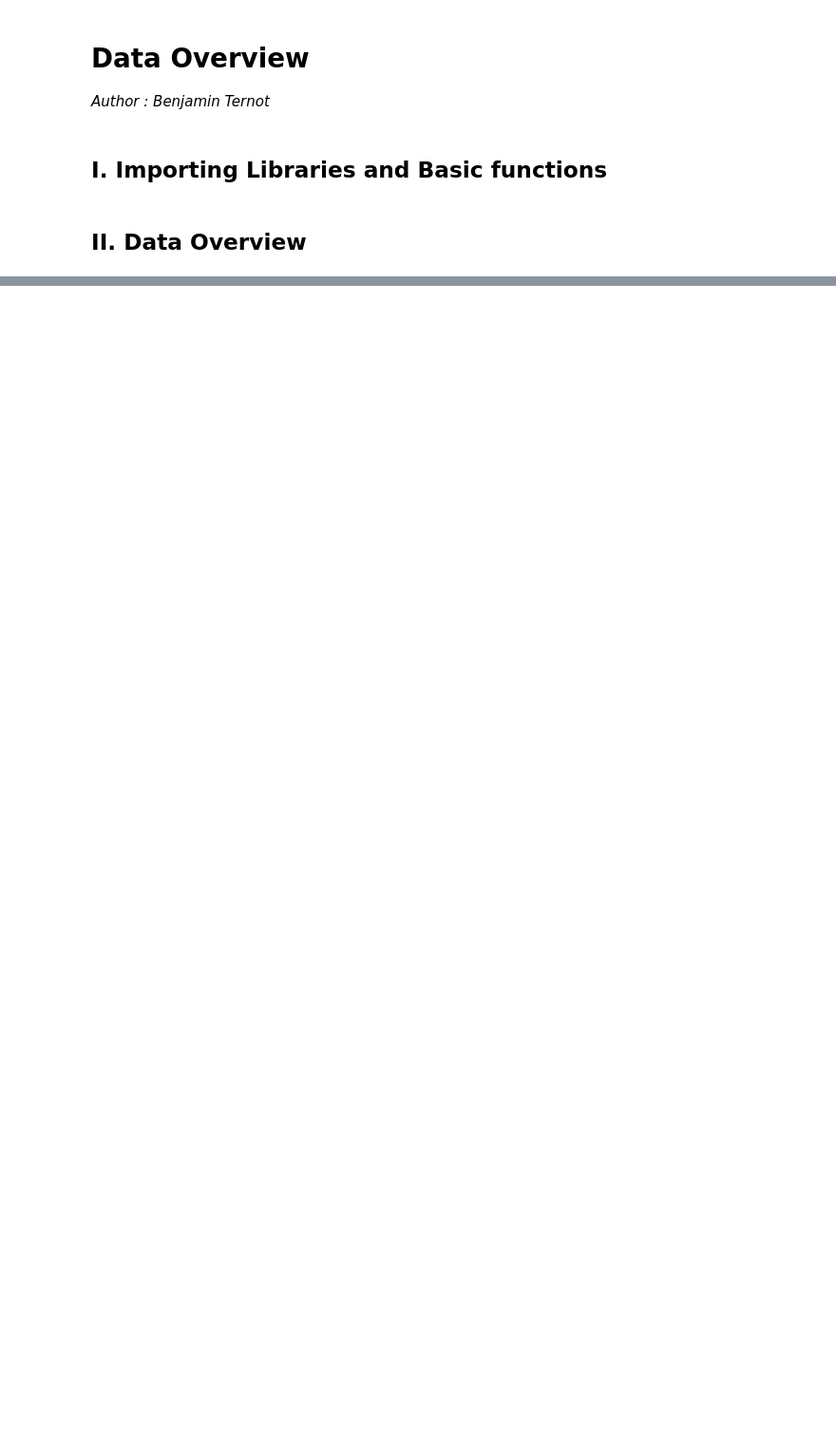
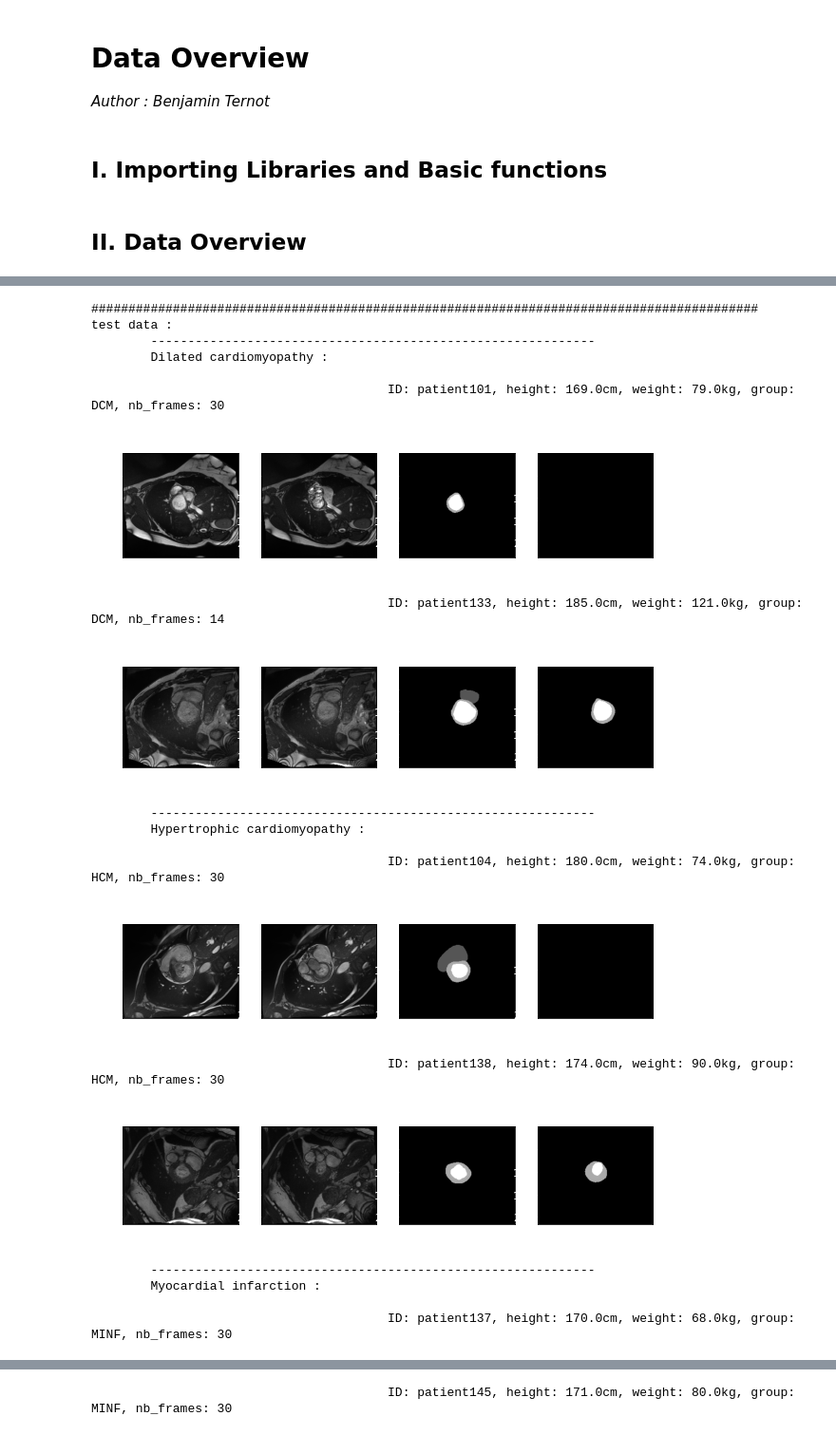
Before and after one commit to Benjit75/PRIM-AI-Diffusion-Models-for-Cardiac-Images, a Jupyter notebook: data_overview.ipynb, the cells around one changed output, grey strips where cells are left out. Shown at 95% size. Drawn from its saved outputs; the diff is of its cells as text; code cells hidden in the pictures; blank space fills up the shorter version.

Commit message:
Loader and display classes for the dataset

```diff
--- a/data_overview.ipynb
+++ b/data_overview.ipynb
@@ -236,0 +207,25 @@ Group: Myocardial infarction
+# %%
+# Define the root data folder
+root_data_folder = "./database"
+
+# Create a DataLoader instance
+data_loader = DataLoader(root_data_folder)
+
+# Define the sub path to the folders containing the data
+data_sub_folders = {
+    "train": "training",
+    "test": "testing",
+}
+
+# Define the mapping from group labels to diagnostic classes
+group_map = {
+    "NOR": "Healthy control",
+    "MINF": "Myocardial infarction",
+    "DCM": "Dilated cardiomyopathy",
+    "HCM": "Hypertrophic cardiomyopathy",
+    "RV": "Abnormal right ventricle"
+}
+# %%
+# Load the data
+for key, sub_folder in data_sub_folders.items():
+    data_loader.load_data(sub_folder, name=key, store=True)
@@ -236,0 +308,27 @@ Group: Myocardial infarction
+# %%
+# Initialize the DataDisplayer with the DataLoader instance
+data_displayer = DataDisplayer(data_loader)
+
+# Display some examples
+data_displayer.display_examples(nb_examples=2, per_combination=True, sort_by=('data_name', 'group', 'id'), format_sep=('#' * 90, '-' * 60, ''), format_categories=('{} data :\n', '{} :\n', ''))
+# %% [output]
+##########################################################################################
+test data :
+        ------------------------------------------------------------
+        Dilated cardiomyopathy :
+
+                                        ID: patient101, height: 169.0cm, weight: 79.0kg, group: DCM, nb_frames: 30
+[figure, added]
+                                        ID: patient133, height: 185.0cm, weight: 121.0kg, group: DCM, nb_frames: 14
+[figure, added]
+        ------------------------------------------------------------
+        Hypertrophic cardiomyopathy :
+
+                                        ID: patient104, height: 180.0cm, weight: 74.0kg, group: HCM, nb_frames: 30
+[figure, added]
+                                        ID: patient138, height: 174.0cm, weight: 90.0kg, group: HCM, nb_frames: 30
+[figure, added]
+        ------------------------------------------------------------
+        Myocardial infarction :
+
+                                        ID: patient137, height: 170.0cm, weight: 68.0kg, group: MINF, nb_frames: 30
@@ -236,0 +336 @@ Group: Myocardial infarction
+                                        ID: patient145, height: 171.0cm, weight: 80.0kg, group: MINF, nb_frames: 30
```
Also changed, not shown: parts of 8 cells of this notebook.
